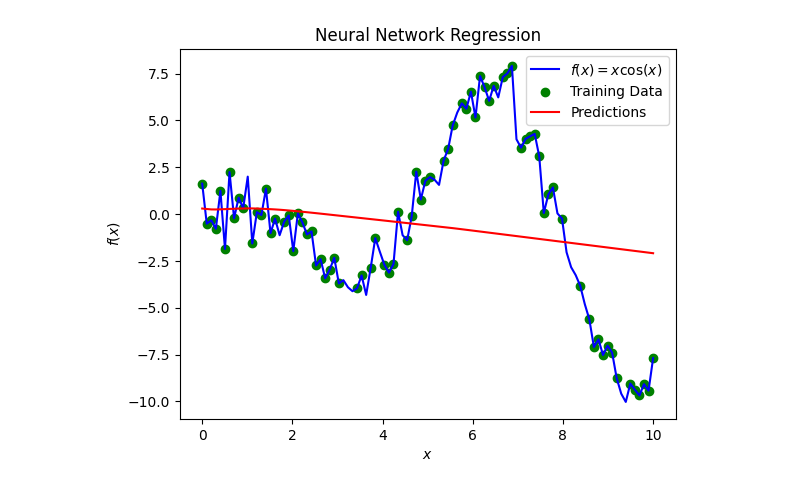
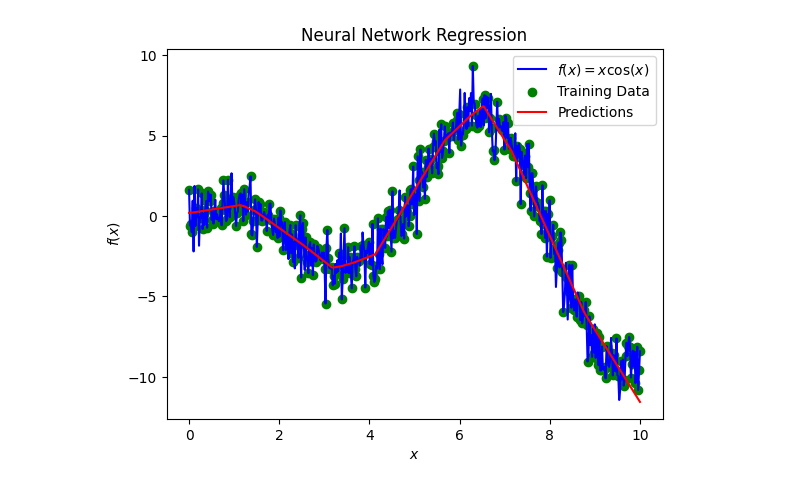
Before and after one commit to LianjGroup/Machine-Learning-Assisted-Optimization-of-Hardening-Parameters, a Jupyter notebook: GRAPHS/MODELS/PART3_NEURALNETWORK.ipynb, the cells around one changed output. Drawn from its saved outputs; the diff is of its cells as text; code cells hidden in the pictures.

```diff
--- a/GRAPHS/MODELS/PART3_NEURALNETWORK.ipynb
+++ b/GRAPHS/MODELS/PART3_NEURALNETWORK.ipynb
@@ -47,8 +50,8 @@ def original_function(x):
 
 # Generate synthetic data
 np.random.seed(1)
-axis = np.linspace(0, 10, 100)  # X values
-ordinate = original_function(axis) + np.random.randn(100)  # Y values with some noise
+axis = np.linspace(0, 10, 500)  # X values
+ordinate = original_function(axis) + np.random.randn(500)  # Y values with some noise
 
 # Split data into training and testing sets
 trainAxis, testAxis, trainOrdinate, testOrdinate = train_test_split(axis, ordinate, test_size=0.2, random_state=1)
@@ -64,7 +67,7 @@ model = keras.Sequential([
 model.compile(optimizer='adam', loss='mean_squared_error')
 
 # Train the model on the training data
-model.fit(trainAxis, trainOrdinate, epochs=100, verbose=0)  # You can adjust the number of epochs
+model.fit(trainAxis, trainOrdinate, epochs=500, verbose=0)  # You can adjust the number of epochs
 
 # Make predictions using the trained model
 predictions = model.predict(axis)
@@ -83 +86 @@ plt.show()
-[figure, old version]
+[figure, new version]
```
Also changed, not shown: parts of 3 cells of this notebook.
